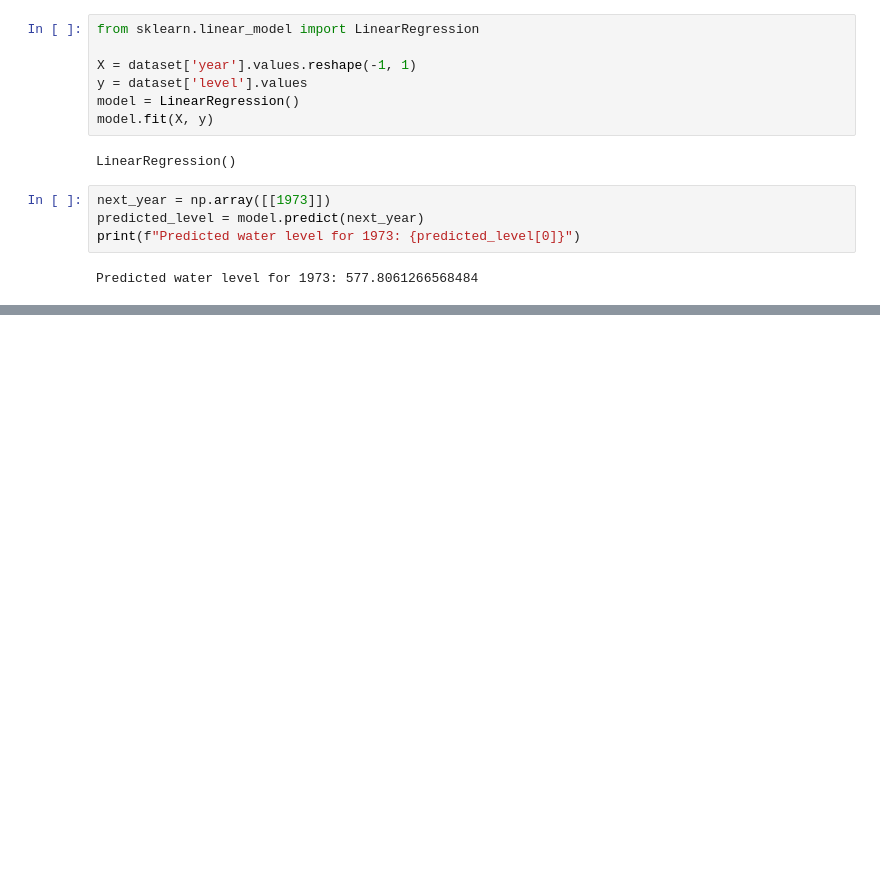
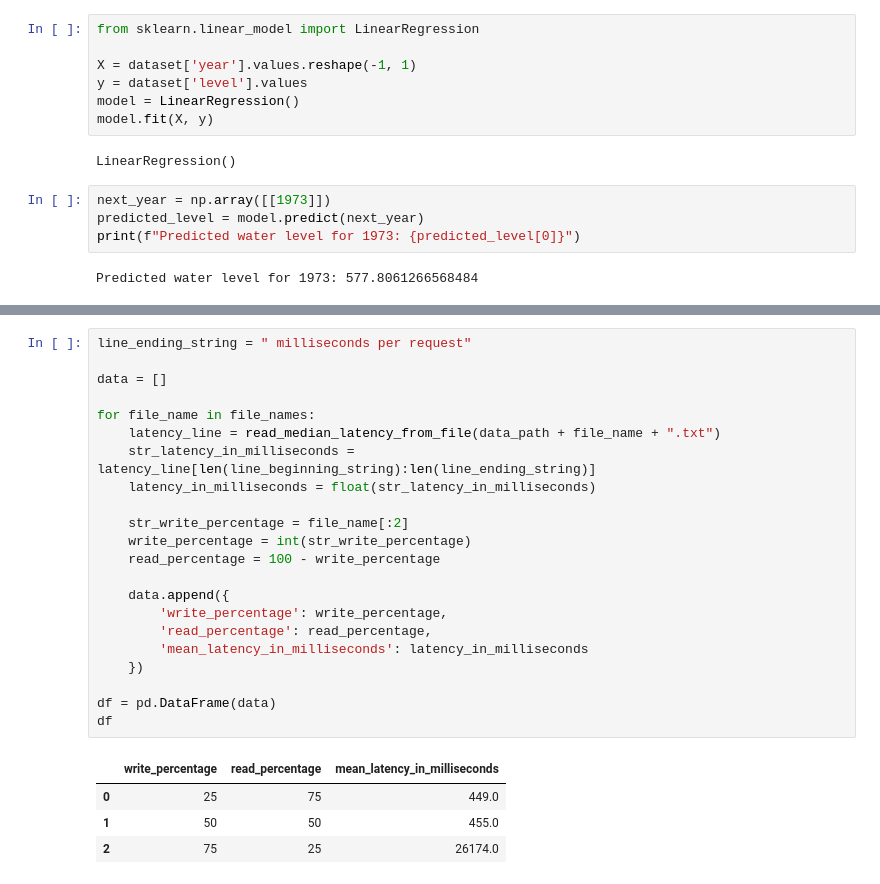
Before and after one commit to samlama111/II2202-quantitative-exercise, a Jupyter notebook: lake_huron.ipynb, the cells around one changed output, grey strips where cells are left out. Saved outputs shown, nothing was run; the diff lists cells and outputs as text; blank space fills up the shorter version.

```diff
--- a/lake_huron.ipynb
+++ b/lake_huron.ipynb
@@ -152,0 +177,27 @@ Predicted water level for 1973: 577.8061266568484
+# %%
+line_ending_string = " milliseconds per request"
+
+data = []
+
+for file_name in file_names:
+    latency_line = read_median_latency_from_file(data_path + file_name + ".txt")
+    str_latency_in_milliseconds = latency_line[len(line_beginning_string):len(line_ending_string)]
+    latency_in_milliseconds = float(str_latency_in_milliseconds)
+
+    str_write_percentage = file_name[:2]
+    write_percentage = int(str_write_percentage)
+    read_percentage = 100 - write_percentage
+
+    data.append({
+        'write_percentage': write_percentage,
+        'read_percentage': read_percentage,
+        'mean_latency_in_milliseconds': latency_in_milliseconds
+    })
+
+df = pd.DataFrame(data)
+df
+# %% [output]
+|  | write_percentage | read_percentage | mean_latency_in_milliseconds |
+| 0 | 25 | 75 | 449.0 |
+| 1 | 50 | 50 | 455.0 |
+| 2 | 75 | 25 | 26174.0 |
```
Also changed, not shown: parts of 25 cells of this notebook, 4 other files.
